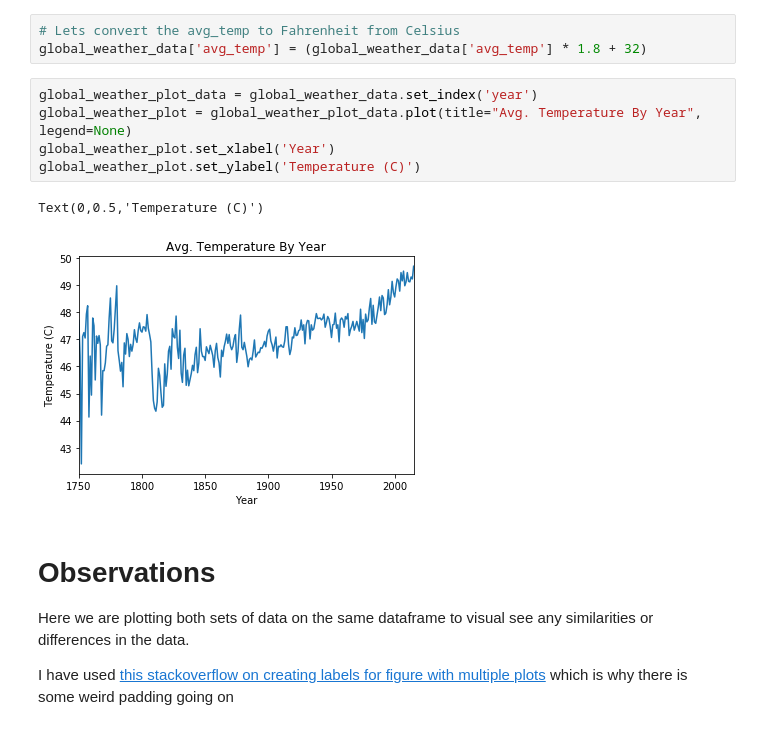
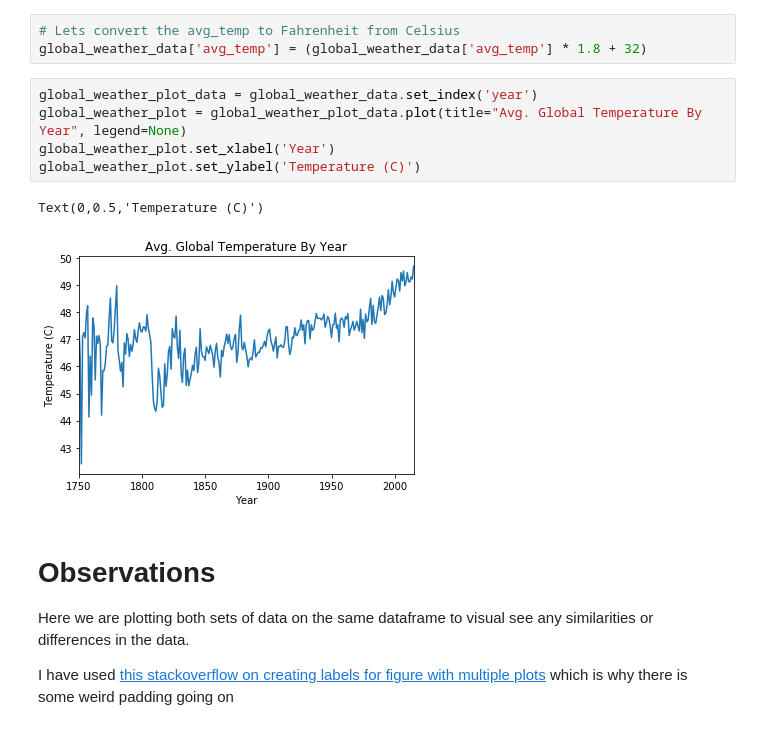
Before and after one commit to dannypaz/udacity-nano, a Jupyter notebook: weather/udacity_weather_trends.ipynb, the cells around one changed output. Drawn from its saved outputs; the diff is of its cells as text.

```diff
--- a/weather/udacity_weather_trends.ipynb
+++ b/weather/udacity_weather_trends.ipynb
@@ -63,12 +63,12 @@ global_weather_data.head()
 global_weather_data['avg_temp'] = (global_weather_data['avg_temp'] * 1.8 + 32)
 # %%
 global_weather_plot_data = global_weather_data.set_index('year')
-global_weather_plot = global_weather_plot_data.plot(title="Avg. Temperature By Year", legend=None)
+global_weather_plot = global_weather_plot_data.plot(title="Avg. Global Temperature By Year", legend=None)
 global_weather_plot.set_xlabel('Year')
 global_weather_plot.set_ylabel('Temperature (C)')
 # %% [output]
 Text(0,0.5,'Temperature (C)')
-[figure, old version]
+[figure, new version]
 # %% [markdown]
 # Observations
 
```
Also changed, not shown: parts of 5 cells of this notebook, 3 other files.
